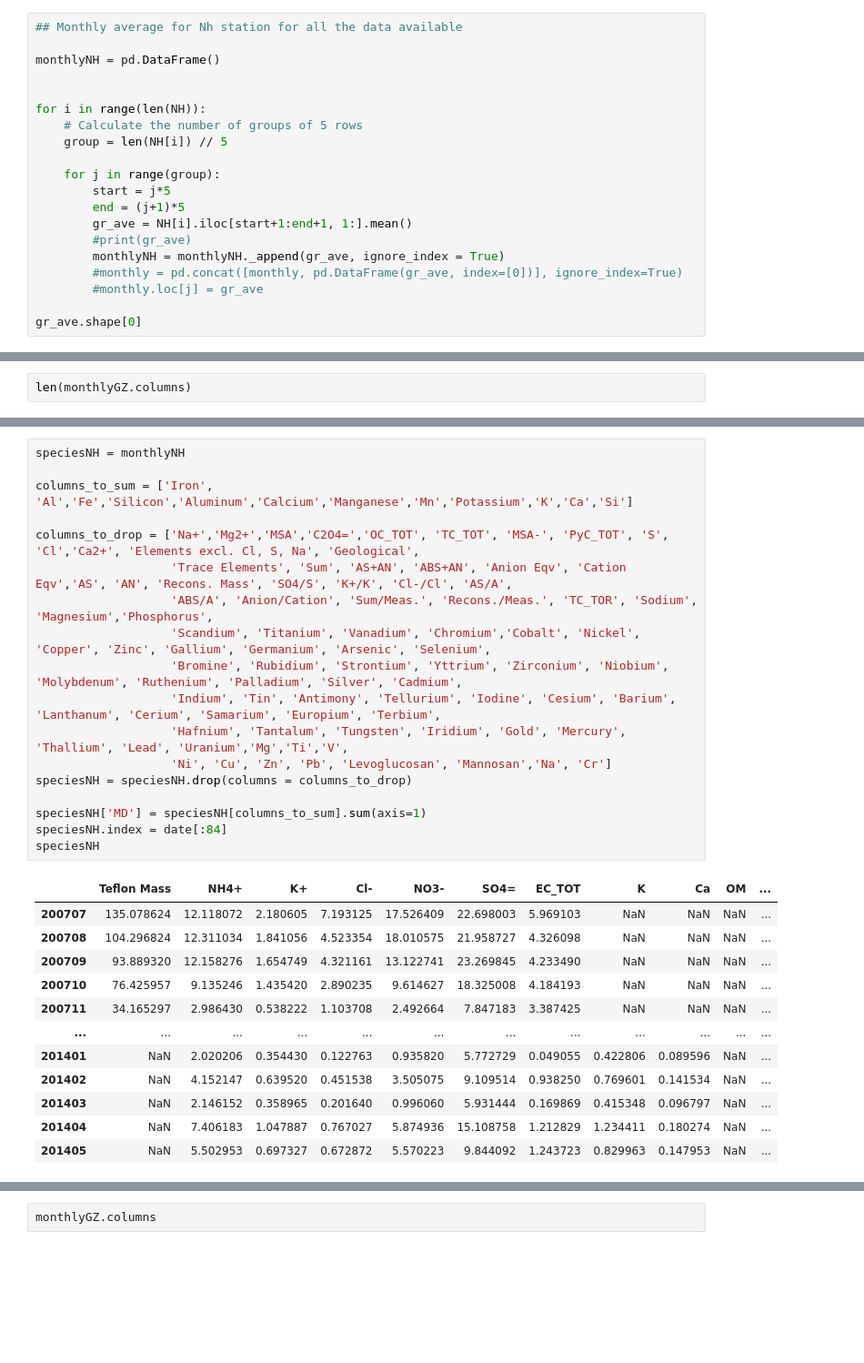
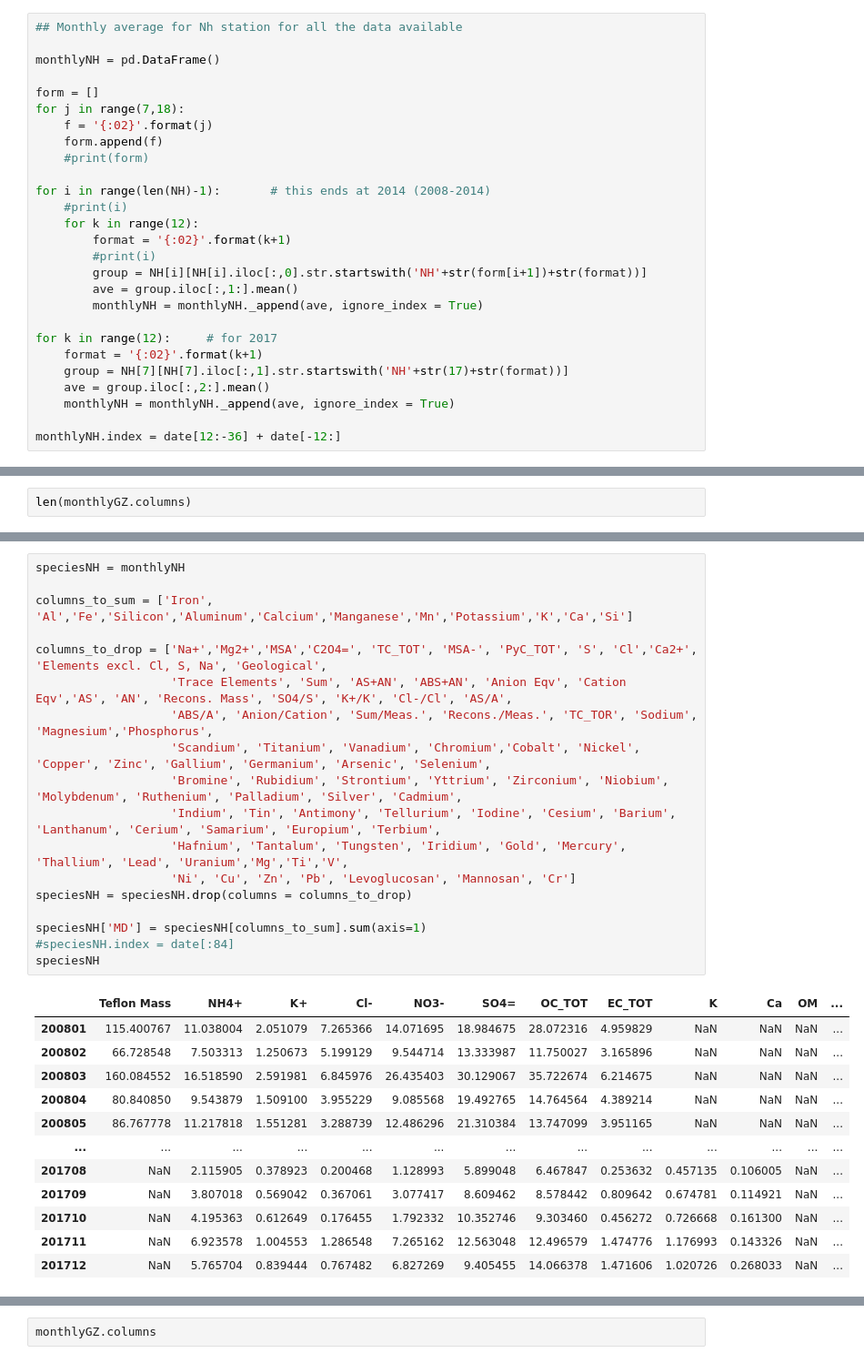
Before and after one commit to h-duan/PM, a Jupyter notebook: PM07-17.ipynb, the cells around one changed output, grey strips where cells are left out. Shown at 91% size. Cells and saved outputs as stored; diff of their text form; blank space fills up the shorter version.

```diff
--- a/PM07-17.ipynb
+++ b/PM07-17.ipynb
@@ -1877,18 +1877,25 @@ NH[-1] = NH[-1].drop('NH Conc in ug/m3 (2017)', axis =1)
 
 monthlyNH = pd.DataFrame()
 
+form = []
+for j in range(7,18):
+    f = '{:02}'.format(j)
+    form.append(f)
+    #print(form)
 
-for i in range(len(NH)):
-    # Calculate the number of groups of 5 rows
-    group = len(NH[i]) // 5
+for i in range(len(NH)-1):       # this ends at 2014 (2008-2014)
+    #print(i)
+    for k in range(12):
+        format = '{:02}'.format(k+1)
+        #print(i)
+        group = NH[i][NH[i].iloc[:,0].str.startswith('NH'+str(form[i+1])+str(format))]
+        ave = group.iloc[:,1:].mean()
+        monthlyNH = monthlyNH._append(ave, ignore_index = True)
 
-    for j in range(group):
-        start = j*5
-        end = (j+1)*5
-        gr_ave = NH[i].iloc[start+1:end+1, 1:].mean()
-        #print(gr_ave)
-        monthlyNH = monthlyNH._append(gr_ave, ignore_index = True)
-        #monthly = pd.concat([monthly, pd.DataFrame(gr_ave, index=[0])], ignore_index=True)
-        #monthly.loc[j] = gr_ave
+for k in range(12):     # for 2017
+    format = '{:02}'.format(k+1)
+    group = NH[7][NH[7].iloc[:,1].str.startswith('NH'+str(17)+str(format))]
+    ave = group.iloc[:,2:].mean()
+    monthlyNH = monthlyNH._append(ave, ignore_index = True)
 
-gr_ave.shape[0]
+monthlyNH.index = date[12:-36] + date[-12:]
@@ -2222,31 +2235,31 @@ print(column_names)
 # %%
 speciesNH = monthlyNH
 
 columns_to_sum = ['Iron', 'Al','Fe','Silicon','Aluminum','Calcium','Manganese','Mn','Potassium','K','Ca','Si']
 
-columns_to_drop = ['Na+','Mg2+','MSA','C2O4=','OC_TOT', 'TC_TOT', 'MSA-', 'PyC_TOT', 'S', 'Cl','Ca2+', 'Elements excl. Cl, S, Na', 'Geological',
+columns_to_drop = ['Na+','Mg2+','MSA','C2O4=', 'TC_TOT', 'MSA-', 'PyC_TOT', 'S', 'Cl','Ca2+', 'Elements excl. Cl, S, Na', 'Geological',
                    'Trace Elements', 'Sum', 'AS+AN', 'ABS+AN', 'Anion Eqv', 'Cation Eqv','AS', 'AN', 'Recons. Mass', 'SO4/S', 'K+/K', 'Cl-/Cl', 'AS/A',
                    'ABS/A', 'Anion/Cation', 'Sum/Meas.', 'Recons./Meas.', 'TC_TOR', 'Sodium', 'Magnesium','Phosphorus',
                    'Scandium', 'Titanium', 'Vanadium', 'Chromium','Cobalt', 'Nickel', 'Copper', 'Zinc', 'Gallium', 'Germanium', 'Arsenic', 'Selenium',
                    'Bromine', 'Rubidium', 'Strontium', 'Yttrium', 'Zirconium', 'Niobium', 'Molybdenum', 'Ruthenium', 'Palladium', 'Silver', 'Cadmium',
                    'Indium', 'Tin', 'Antimony', 'Tellurium', 'Iodine', 'Cesium', 'Barium', 'Lanthanum', 'Cerium', 'Samarium', 'Europium', 'Terbium',
                    'Hafnium', 'Tantalum', 'Tungsten', 'Iridium', 'Gold', 'Mercury', 'Thallium', 'Lead', 'Uranium','Mg','Ti','V',
-                   'Ni', 'Cu', 'Zn', 'Pb', 'Levoglucosan', 'Mannosan','Na', 'Cr']
+                   'Ni', 'Cu', 'Zn', 'Pb', 'Levoglucosan', 'Mannosan', 'Cr']
 speciesNH = speciesNH.drop(columns = columns_to_drop)
 
 speciesNH['MD'] = speciesNH[columns_to_sum].sum(axis=1)
-speciesNH.index = date[:84]
+#speciesNH.index = date[:84]
 speciesNH
 # %% [output]
-|  | Teflon Mass | NH4+ | K+ | Cl- | NO3- | SO4= | EC_TOT | K | Ca | OM | ... |
-| 200707 | 135.078624 | 12.118072 | 2.180605 | 7.193125 | 17.526409 | 22.698003 | 5.969103 | NaN | NaN | NaN | ... |
-| 200708 | 104.296824 | 12.311034 | 1.841056 | 4.523354 | 18.010575 | 21.958727 | 4.326098 | NaN | NaN | NaN | ... |
-| 200709 | 93.889320 | 12.158276 | 1.654749 | 4.321161 | 13.122741 | 23.269845 | 4.233490 | NaN | NaN | NaN | ... |
-| 200710 | 76.425957 | 9.135246 | 1.435420 | 2.890235 | 9.614627 | 18.325008 | 4.184193 | NaN | NaN | NaN | ... |
-| 200711 | 34.165297 | 2.986430 | 0.538222 | 1.103708 | 2.492664 | 7.847183 | 3.387425 | NaN | NaN | NaN | ... |
-| ... | ... | ... | ... | ... | ... | ... | ... | ... | ... | ... | ... |
-| 201401 | NaN | 2.020206 | 0.354430 | 0.122763 | 0.935820 | 5.772729 | 0.049055 | 0.422806 | 0.089596 | NaN | ... |
-| 201402 | NaN | 4.152147 | 0.639520 | 0.451538 | 3.505075 | 9.109514 | 0.938250 | 0.769601 | 0.141534 | NaN | ... |
-| 201403 | NaN | 2.146152 | 0.358965 | 0.201640 | 0.996060 | 5.931444 | 0.169869 | 0.415348 | 0.096797 | NaN | ... |
-| 201404 | NaN | 7.406183 | 1.047887 | 0.767027 | 5.874936 | 15.108758 | 1.212829 | 1.234411 | 0.180274 | NaN | ... |
-| 201405 | NaN | 5.502953 | 0.697327 | 0.672872 | 5.570223 | 9.844092 | 1.243723 | 0.829963 | 0.147953 | NaN | ... |
+|  | Teflon Mass | NH4+ | K+ | Cl- | NO3- | SO4= | OC_TOT | EC_TOT | K | Ca | OM | ... |
+| 200801 | 115.400767 | 11.038004 | 2.051079 | 7.265366 | 14.071695 | 18.984675 | 28.072316 | 4.959829 | NaN | NaN | NaN | ... |
+| 200802 | 66.728548 | 7.503313 | 1.250673 | 5.199129 | 9.544714 | 13.333987 | 11.750027 | 3.165896 | NaN | NaN | NaN | ... |
+| 200803 | 160.084552 | 16.518590 | 2.591981 | 6.845976 | 26.435403 | 30.129067 | 35.722674 | 6.214675 | NaN | NaN | NaN | ... |
+| 200804 | 80.840850 | 9.543879 | 1.509100 | 3.955229 | 9.085568 | 19.492765 | 14.764564 | 4.389214 | NaN | NaN | NaN | ... |
+| 200805 | 86.767778 | 11.217818 | 1.551281 | 3.288739 | 12.486296 | 21.310384 | 13.747099 | 3.951165 | NaN | NaN | NaN | ... |
+| ... | ... | ... | ... | ... | ... | ... | ... | ... | ... | ... | ... | ... |
+| 201708 | NaN | 2.115905 | 0.378923 | 0.200468 | 1.128993 | 5.899048 | 6.467847 | 0.253632 | 0.457135 | 0.106005 | NaN | ... |
+| 201709 | NaN | 3.807018 | 0.569042 | 0.367061 | 3.077417 | 8.609462 | 8.578442 | 0.809642 | 0.674781 | 0.114921 | NaN | ... |
+| 201710 | NaN | 4.195363 | 0.612649 | 0.176455 | 1.792332 | 10.352746 | 9.303460 | 0.456272 | 0.726668 | 0.161300 | NaN | ... |
+| 201711 | NaN | 6.923578 | 1.004553 | 1.286548 | 7.265162 | 12.563048 | 12.496579 | 1.474776 | 1.176993 | 0.143326 | NaN | ... |
+| 201712 | NaN | 5.765704 | 0.839444 | 0.767482 | 6.827269 | 9.405455 | 14.066378 | 1.471606 | 1.020726 | 0.268033 | NaN | ... |
```
Also changed, not shown: parts of 44 cells of this notebook.
